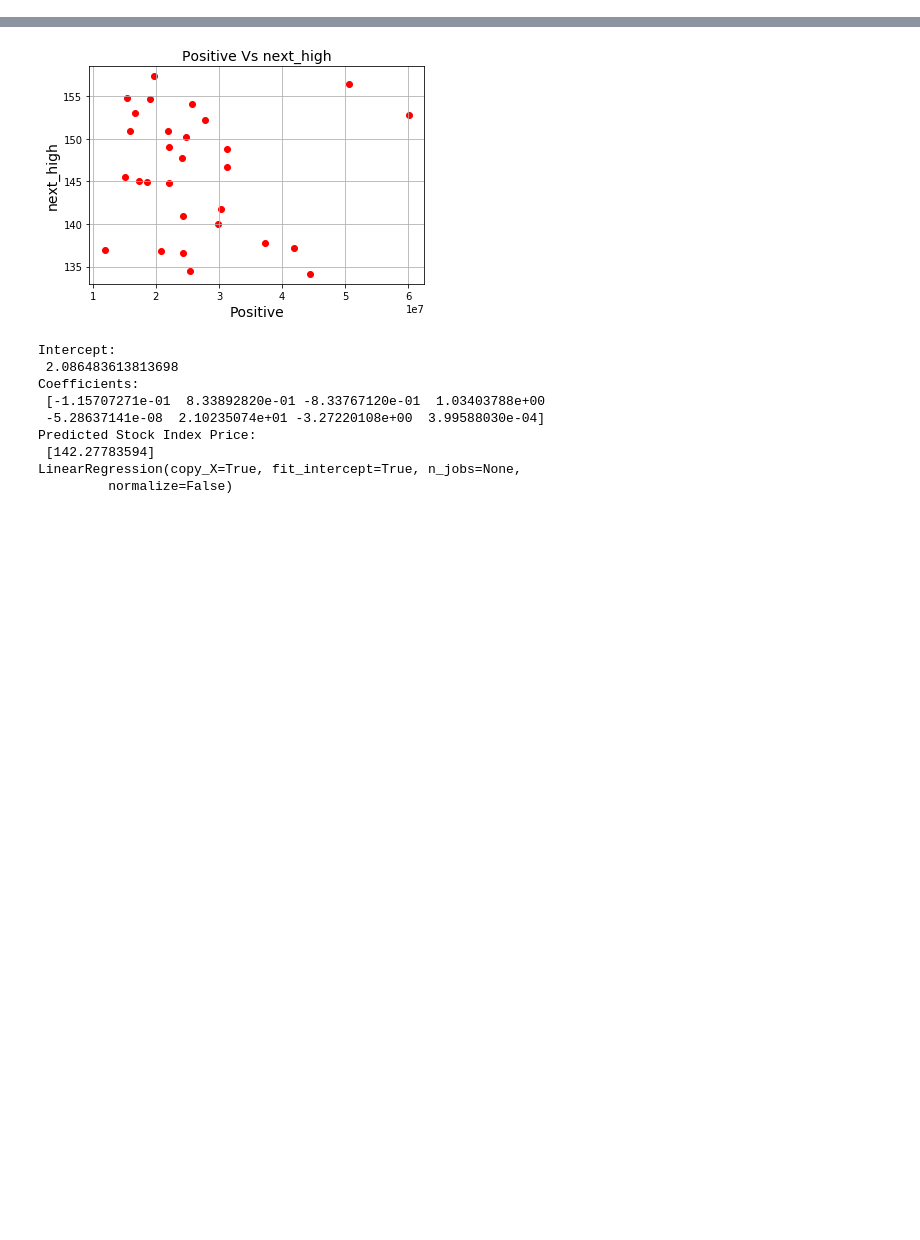
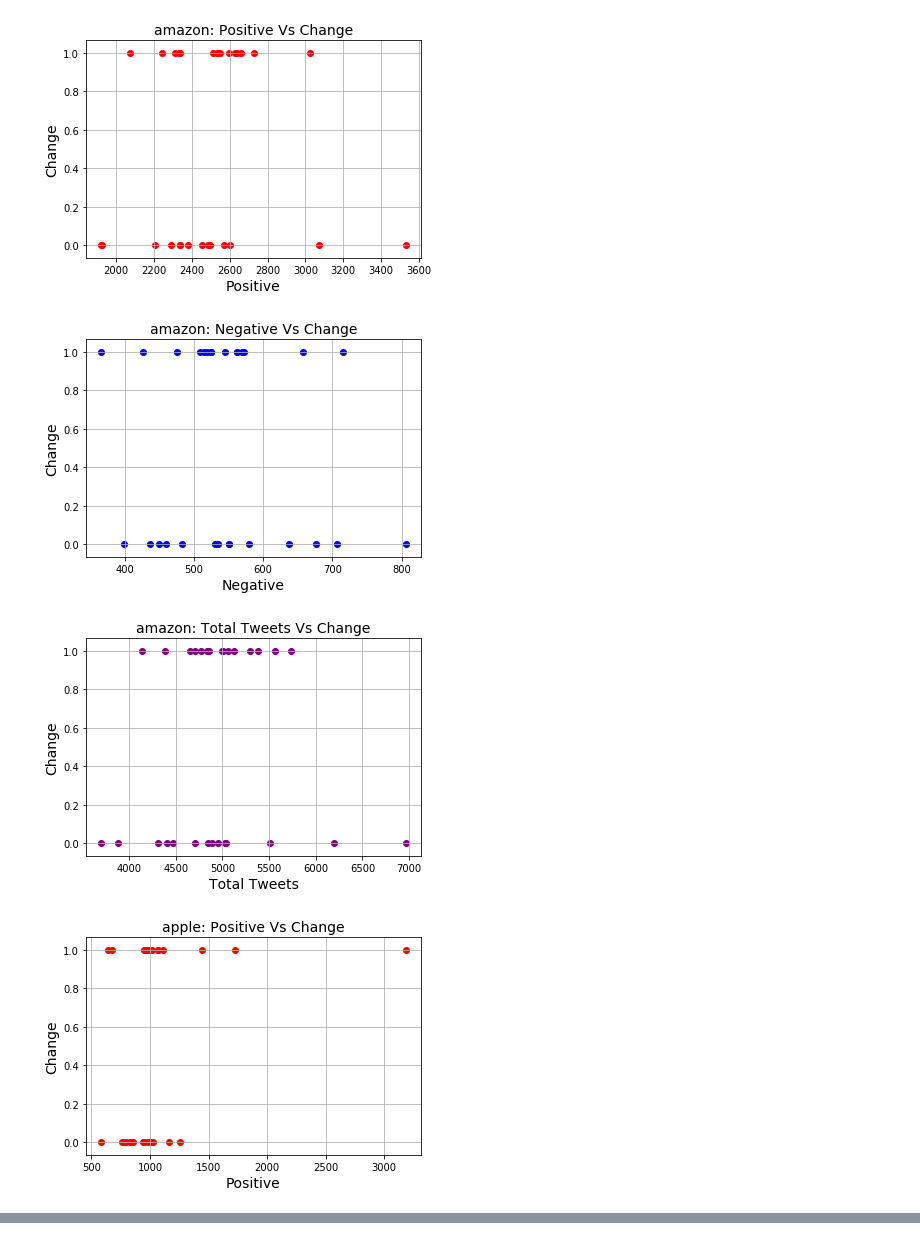
Before and after one commit to imw2/Twitter-Sentiment-Mining, a Jupyter notebook: ScatterPlots.ipynb, the cells around one changed output, grey strips where cells are left out. Cells and saved outputs as stored; diff of their text form; code cells hidden in the pictures; blank space fills up the shorter version.

```diff
--- a/ScatterPlots.ipynb
+++ b/ScatterPlots.ipynb
@@ -8,12 +6,24 @@ ModuleNotFoundError: No module named 'statsmodels'
 # %%
-Stock_Market = pd.read_csv('Daily\\2in1FB.csv',usecols=['Date','1. open',
-                                                         '2. high', '3. low',
-                                                         '4. close', '5. volume',
-                                                         'next_high','Positive','Negative',
+stocks = ["amazon","apple","facebook","google","netflix"]
+
+for stock in stocks:
+
+    Stock_Market = pd.read_csv('faangStockTweets\\' + stock + '.csv',usecols=['Stock_Date','open',
+                                                         'high', 'low',
+                                                         'close', 'volume',
+                                                         'change','Positive','Negative',
                                                          'Total'])
 
-df = pd.DataFrame(Stock_Market, columns=['Date','1. open',
-                                                         '2. high', '3. low',
-                                                         '4. close', '5. volume',
-                                                         'next_high','Positive','Negative',
+    df = pd.DataFrame(Stock_Market, columns=['Stock_Date','open',
+                                                         'high', 'low',
+                                                         'close', 'volume',
+                                                         'change','Positive','Negative',
                                                          'Total']).head(29)
+    plot_positive(df, stock)
+    plot_negative(df, stock)
+    plot_total(df, stock)
+# %% [output]
+[figure, added]
+[figure, added]
+[figure, added]
+[figure, added]
@@ -20,48 +38,0 @@ df = pd.DataFrame(Stock_Market, columns=['Date','1. open',
-# %%
-plt.scatter(df['5. volume'], df['next_high'], color='red')
-plt.title('Positive Vs next_high', fontsize=14)
-plt.xlabel('Positive', fontsize=14)
-plt.ylabel('next_high', fontsize=14)
-plt.grid(True)
-plt.show()
-# %% [output]
-[figure, removed]
-# %%
-X = df[['1. open','2. high', '3. low','4. close', '5. volume','Positive','Negative','Total']]
-Y = df['next_high']
-
-# with sklearn
-regr = linear_model.LinearRegression()
-regr.fit(X, Y)
-
-print('Intercept: \n', regr.intercept_)
-print('Coefficients: \n', regr.coef_)
-
-
-# prediction with sklearn
-New_Open = 138.26
-New_High = 140.966
-New_Low = 137.36
-New_Close = 140.61
-New_Volume = 25732577
-New_Positive = .420961
-New_Negative = .125651
-New_Total = 1727
-
-print ('Predicted Stock Index Price: \n', regr.predict([[New_Open,New_High,New_Low,
-                                                        New_Close,New_Volume,
-                                                        New_Positive,New_Negative,
-                                                        New_Total]]))
-
-
-print(regr)
-# %% [output]
-Intercept:
- 2.086483613813698
-Coefficients:
- [-1.15707271e-01  8.33892820e-01 -8.33767120e-01  1.03403788e+00
- -5.28637141e-08  2.10235074e+01 -3.27220108e+00  3.99588030e-04]
-Predicted Stock Index Price:
- [142.27783594]
-LinearRegression(copy_X=True, fit_intercept=True, n_jobs=None,
-         normalize=False)
```
Also changed, not shown: parts of 3 cells of this notebook.
